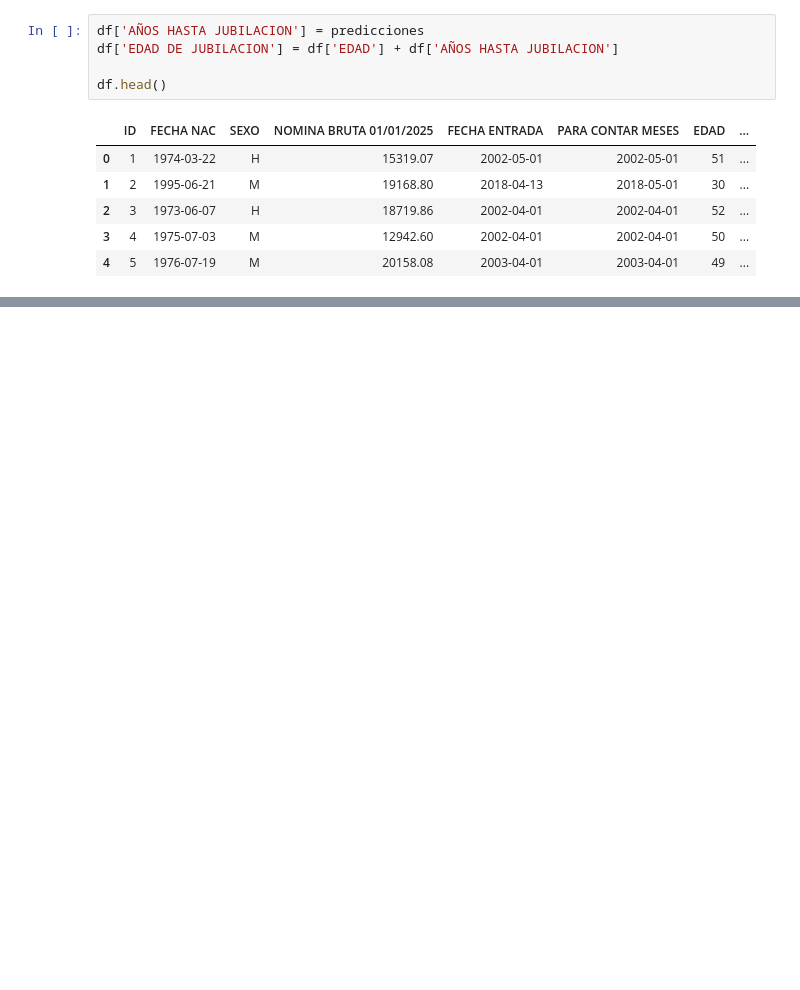
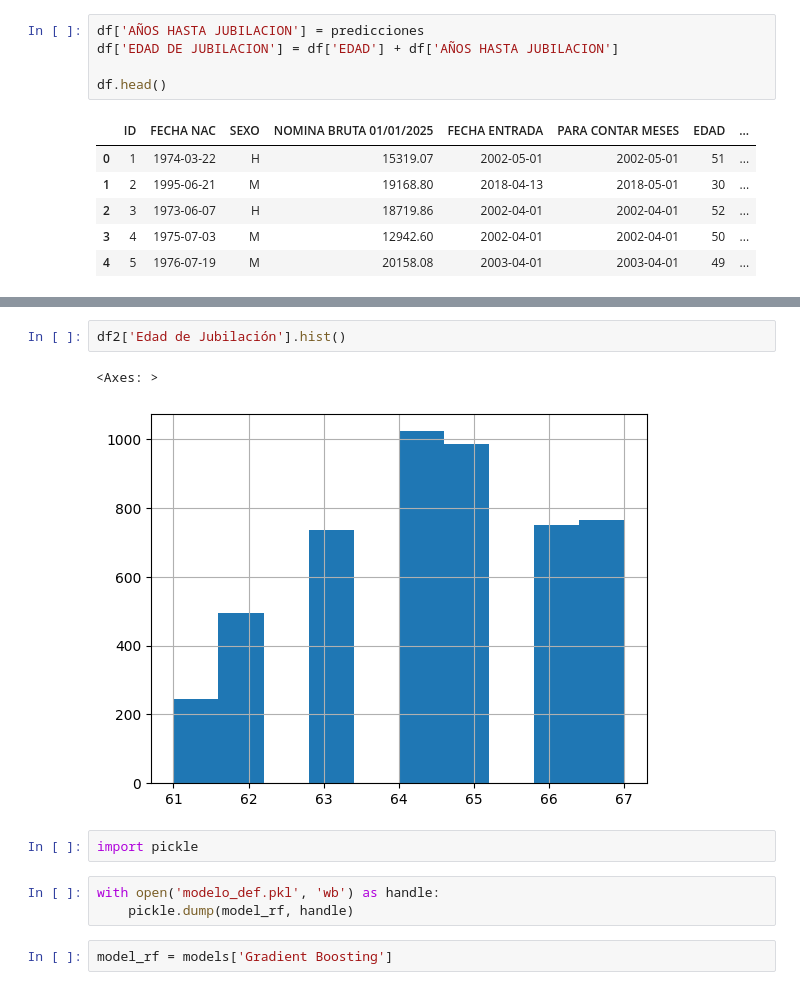
Before and after one commit to ortegafer/reto07_verde_oscuro, a Jupyter notebook: notebooks/Data Mining/Modelos_Data_Mining_definitivo.ipynb, the cells around one changed output, grey strips where cells are left out. Cells and saved outputs as stored; diff of their text form; blank space fills up the shorter version.

Commit message:
Borro scripts y creo variable del modelo

```diff
--- a/notebooks/Data Mining/Modelos_Data_Mining_definitivo.ipynb
+++ b/notebooks/Data Mining/Modelos_Data_Mining_definitivo.ipynb
@@ -290,0 +291,12 @@ df['EDAD DE JUBILACION'].hist()
+# %%
+df2['Edad de Jubilación'].hist()
+# %% [output]
+<Axes: >
+[figure, added]
+# %%
+import pickle
+# %%
+with open('modelo_def.pkl', 'wb') as handle:
+    pickle.dump(model_rf, handle)
+# %%
+model_rf = models['Gradient Boosting']
```
Also changed, not shown: parts of 11 cells of this notebook, 3 other files.
